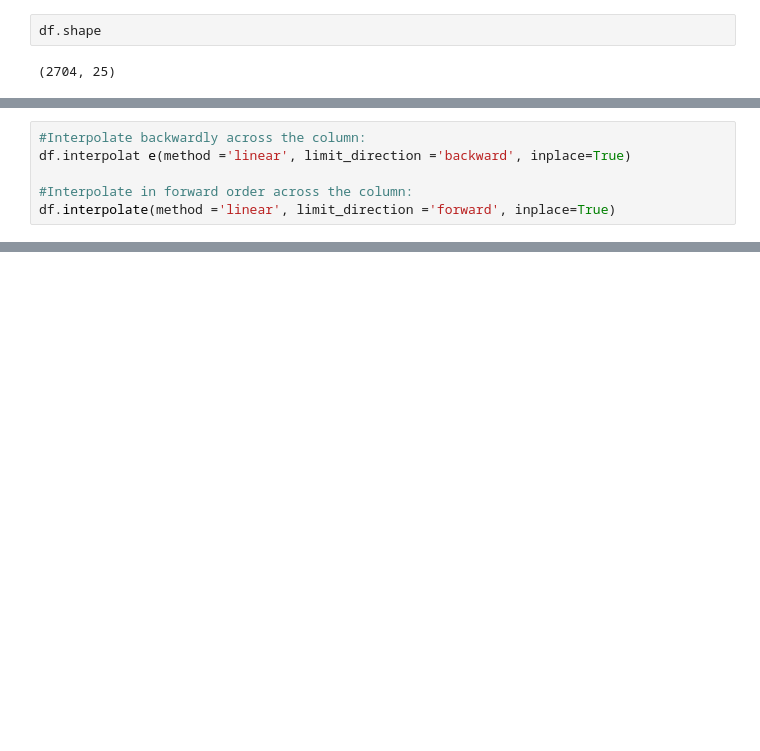
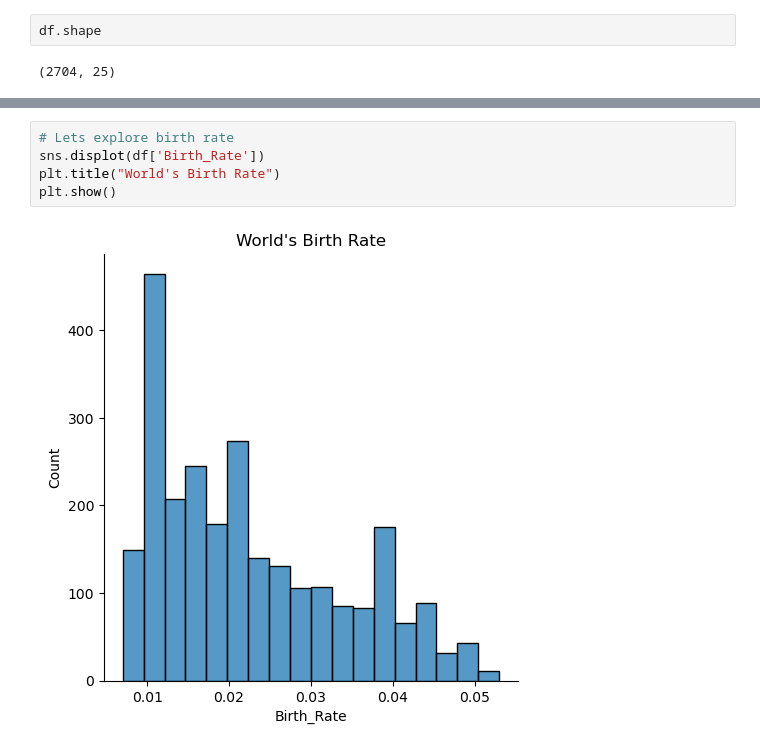
Before and after one commit to AravindhGoud/Cluster-Analysis-Business-Objective-Creating-clusters-on-global-development-measurement-dataset-Dat, a Jupyter notebook: Creating clusters on global development measurement dataset.ipynb, the cells around one changed output, grey strips where cells are left out. Cells and saved outputs as stored; diff of their text form; blank space fills up the shorter version.

```diff
--- a/Creating clusters on global development measurement dataset.ipynb
+++ b/Creating clusters on global development measurement dataset.ipynb
@@ -129,6 +90,0 @@ df[df.isnull().any(1)]
-# %%
-#Interpolate backwardly across the column:
-df.interpolat e(method ='linear', limit_direction ='backward', inplace=True)
-
-#Interpolate in forward order across the column:
-df.interpolate(method ='linear', limit_direction ='forward', inplace=True)
@@ -134,0 +113,7 @@ df.interpolate(method ='linear', limit_direction ='forward', inplace=True)
+# %%
+# Lets explore birth rate
+sns.displot(df['Birth_Rate'])
+plt.title("World's Birth Rate")
+plt.show()
+# %% [output]
+[figure, added]
```
Also changed, not shown: parts of 105 cells of this notebook.
